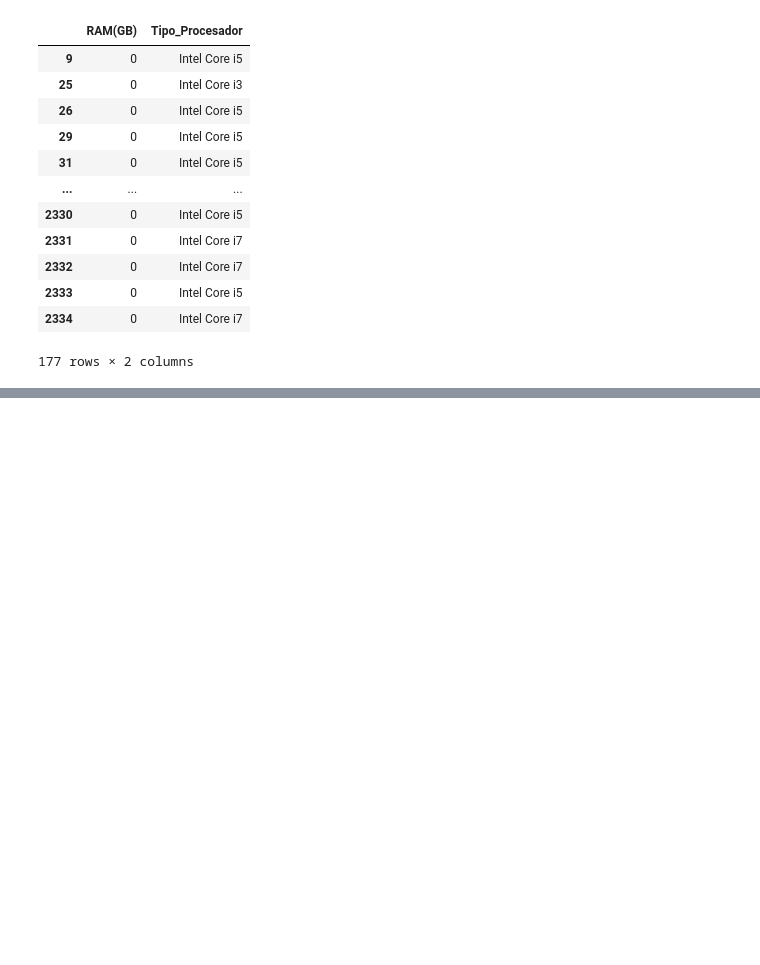
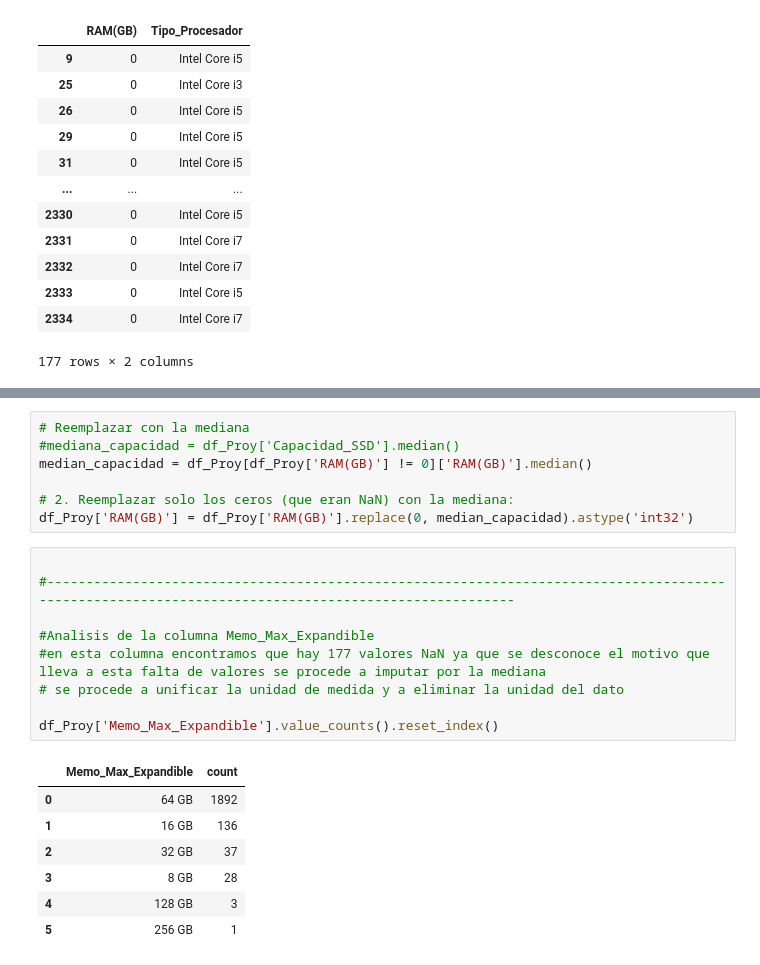
Before and after one commit to Jorge-Alvarez-23/Data-Science-II_Coder, a Jupyter notebook: PROYECTO.ipynb, the cells around one changed output, grey strips where cells are left out. Drawn from its saved outputs; the diff is of its cells as text; blank space fills up the shorter version.

```diff
--- a/PROYECTO.ipynb
+++ b/PROYECTO.ipynb
@@ -814,0 +828,24 @@ df_Proy[df_Proy['RAM(GB)'] == 0][['RAM(GB)', 'Tipo_Procesador']]
+# %%
+# Reemplazar con la mediana
+#mediana_capacidad = df_Proy['Capacidad_SSD'].median()
+median_capacidad = df_Proy[df_Proy['RAM(GB)'] != 0]['RAM(GB)'].median()
+
+# 2. Reemplazar solo los ceros (que eran NaN) con la mediana:
+df_Proy['RAM(GB)'] = df_Proy['RAM(GB)'].replace(0, median_capacidad).astype('int32')
+# %%
+
+#----------------------------------------------------------------------------------------------------------------------------------------------------
+
+#Analisis de la columna Memo_Max_Expandible
+#en esta columna encontramos que hay 177 valores NaN ya que se desconoce el motivo que lleva a esta falta de valores se procede a imputar por la mediana
+# se procede a unificar la unidad de medida y a eliminar la unidad del dato
+
+df_Proy['Memo_Max_Expandible'].value_counts().reset_index()
+# %% [output]
+|  | Memo_Max_Expandible | count |
+| 0 | 64 GB | 1892 |
+| 1 | 16 GB | 136 |
+| 2 | 32 GB | 37 |
+| 3 | 8 GB | 28 |
+| 4 | 128 GB | 3 |
+| 5 | 256 GB | 1 |
```
Also changed, not shown: parts of 5 cells of this notebook.
